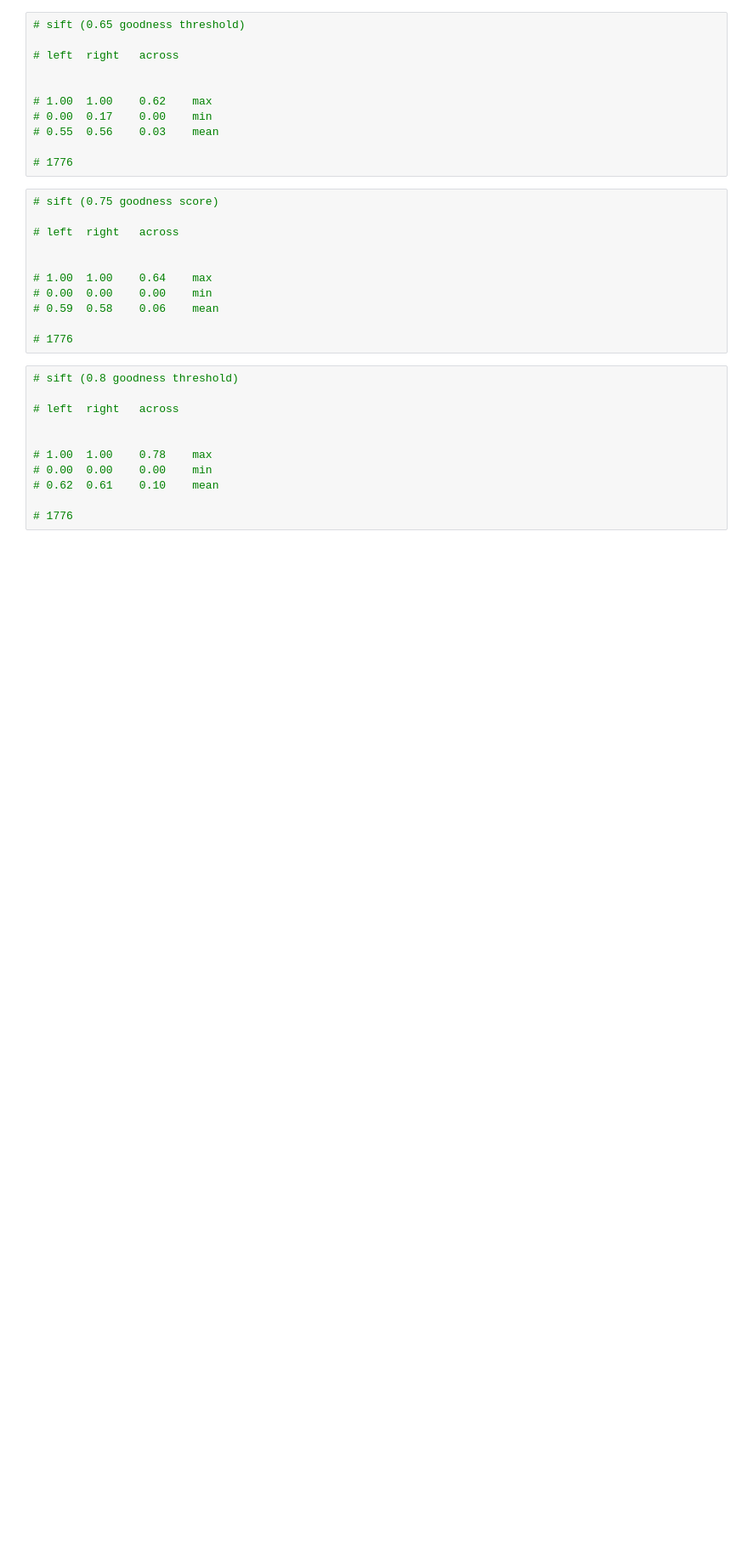
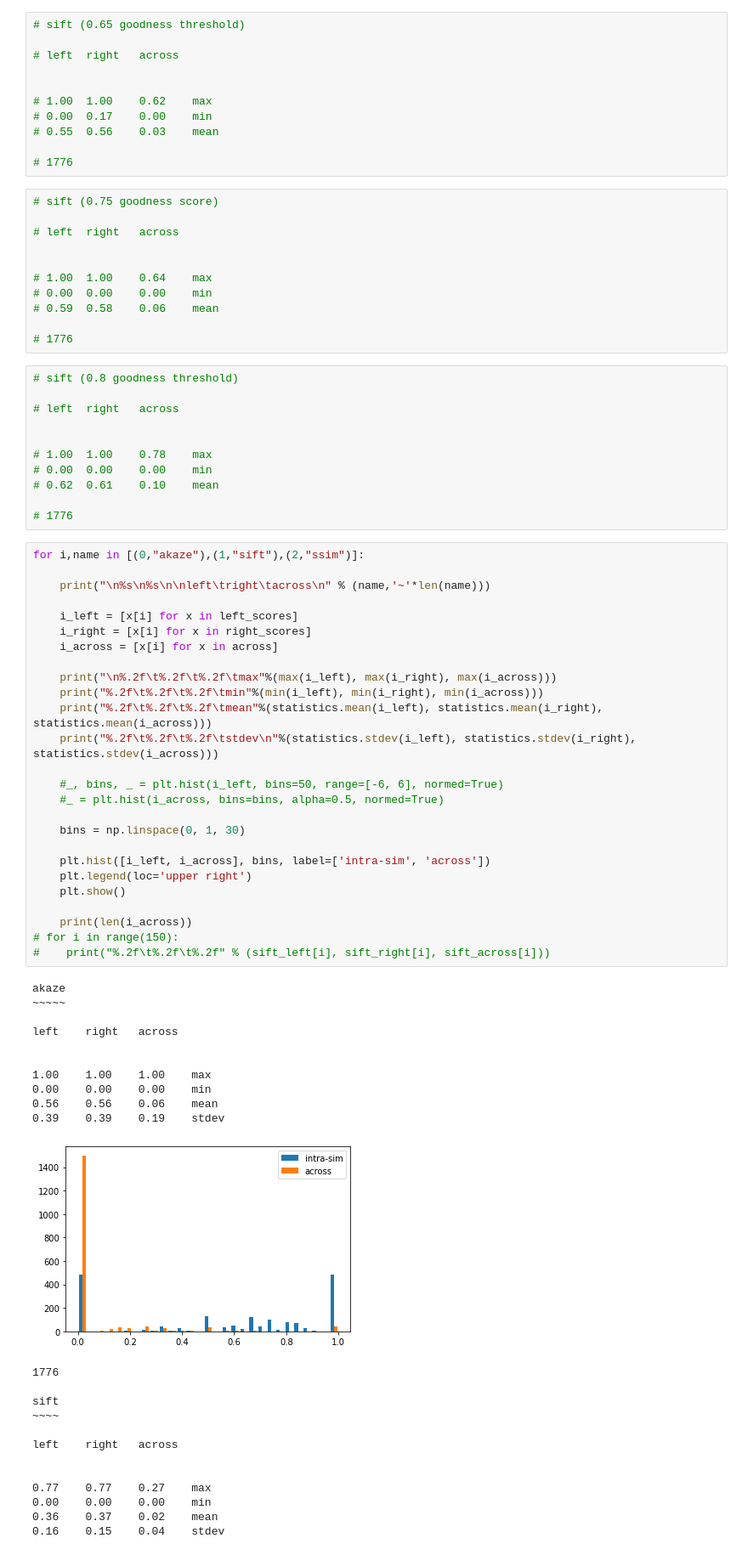
Before and after one commit to andrewmagill/motaustin, a Jupyter notebook: Track_Extraction.ipynb, the cells around one changed output. Shown: that part at 85% size. Cells and saved outputs as stored; diff of their text form; blank space fills up the shorter version.

```diff
--- a/Track_Extraction.ipynb
+++ b/Track_Extraction.ipynb
@@ -463,3 +506,53 @@ left    right   across
 # 0.62	0.61	0.10	mean
 
 # 1776
+# %%
+for i,name in [(0,"akaze"),(1,"sift"),(2,"ssim")]:
+
+    print("\n%s\n%s\n\nleft\tright\tacross\n" % (name,'~'*len(name)))
+
+    i_left = [x[i] for x in left_scores]
+    i_right = [x[i] for x in right_scores]
+    i_across = [x[i] for x in across]
+
+    print("\n%.2f\t%.2f\t%.2f\tmax"%(max(i_left), max(i_right), max(i_across)))
+    print("%.2f\t%.2f\t%.2f\tmin"%(min(i_left), min(i_right), min(i_across)))
+    print("%.2f\t%.2f\t%.2f\tmean"%(statistics.mean(i_left), statistics.mean(i_right), statistics.mean(i_across)))
+    print("%.2f\t%.2f\t%.2f\tstdev\n"%(statistics.stdev(i_left), statistics.stdev(i_right), statistics.stdev(i_across)))
+
+    #_, bins, _ = plt.hist(i_left, bins=50, range=[-6, 6], normed=True)
+    #_ = plt.hist(i_across, bins=bins, alpha=0.5, normed=True)
+
+    bins = np.linspace(0, 1, 30)
+
+    plt.hist([i_left, i_across], bins, label=['intra-sim', 'across'])
+    plt.legend(loc='upper right')
+    plt.show()
+
+    print(len(i_across))
+# for i in range(150):
+#    print("%.2f\t%.2f\t%.2f" % (sift_left[i], sift_right[i], sift_across[i]))
+# %% [output]
+akaze
+~~~~~
+
+left    right   across
+
+
+1.00    1.00    1.00    max
+0.00    0.00    0.00    min
+0.56    0.56    0.06    mean
+0.39    0.39    0.19    stdev
+[figure, added]
+1776
+
+sift
+~~~~
+
+left    right   across
+
+
+0.77    0.77    0.27    max
+0.00    0.00    0.00    min
+0.36    0.37    0.02    mean
+0.16    0.15    0.04    stdev
```
Also changed, not shown: parts of 6 cells of this notebook.
